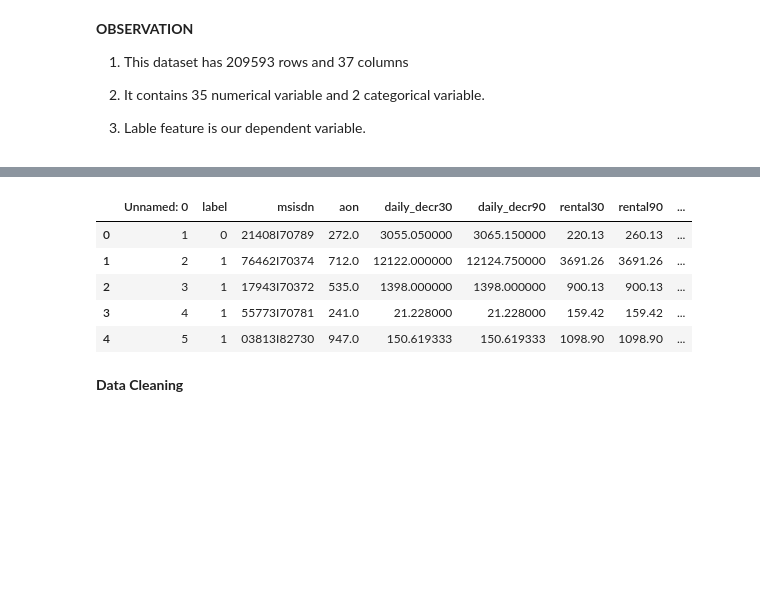
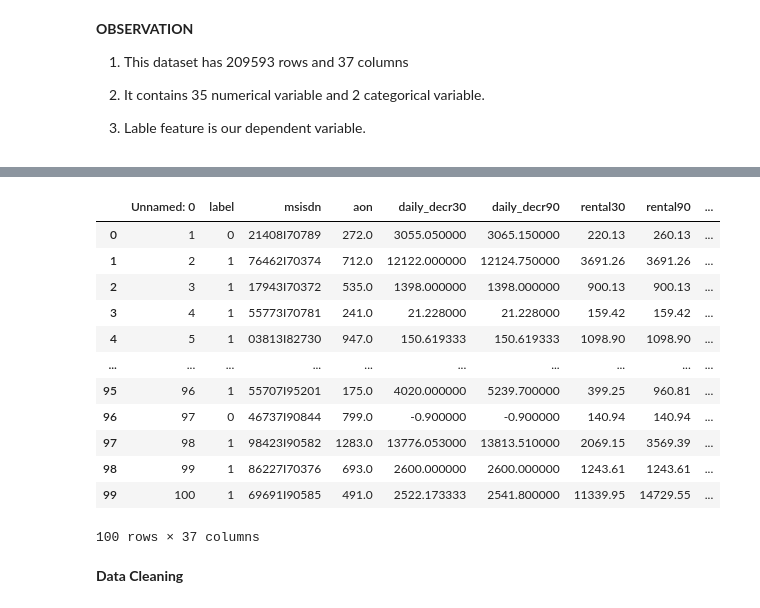
Before and after one commit to yokesh412/EMI-Default-Prediction, a Jupyter notebook: Mini_project.ipynb, the cells around one changed output, grey strips where cells are left out. Drawn from its saved outputs; the diff is of its cells as text; code cells hidden in the pictures; blank space fills up the shorter version.

```diff
--- a/Mini_project.ipynb
+++ b/Mini_project.ipynb
@@ -57,14 +57,21 @@ dataset.describe()
 | max | 209593.000000 | 1.000000 | 999860.755168 | 265926.000000 | 320630.000000 | 198926.110000 | 200148.110000 | 998650.377733 | ... |
 # %%
 #Displaying top 5 rows of the dataset
-dataset.head()
+dataset.head(100)
 # %% [output]
 |  | Unnamed: 0 | label | msisdn | aon | daily_decr30 | daily_decr90 | rental30 | rental90 | ... |
 | 0 | 1 | 0 | 21408I70789 | 272.0 | 3055.050000 | 3065.150000 | 220.13 | 260.13 | ... |
 | 1 | 2 | 1 | 76462I70374 | 712.0 | 12122.000000 | 12124.750000 | 3691.26 | 3691.26 | ... |
 | 2 | 3 | 1 | 17943I70372 | 535.0 | 1398.000000 | 1398.000000 | 900.13 | 900.13 | ... |
 | 3 | 4 | 1 | 55773I70781 | 241.0 | 21.228000 | 21.228000 | 159.42 | 159.42 | ... |
 | 4 | 5 | 1 | 03813I82730 | 947.0 | 150.619333 | 150.619333 | 1098.90 | 1098.90 | ... |
+| ... | ... | ... | ... | ... | ... | ... | ... | ... | ... |
+| 95 | 96 | 1 | 55707I95201 | 175.0 | 4020.000000 | 5239.700000 | 399.25 | 960.81 | ... |
+| 96 | 97 | 0 | 46737I90844 | 799.0 | -0.900000 | -0.900000 | 140.94 | 140.94 | ... |
+| 97 | 98 | 1 | 98423I90582 | 1283.0 | 13776.053000 | 13813.510000 | 2069.15 | 3569.39 | ... |
+| 98 | 99 | 1 | 86227I70376 | 693.0 | 2600.000000 | 2600.000000 | 1243.61 | 1243.61 | ... |
+| 99 | 100 | 1 | 69691I90585 | 491.0 | 2522.173333 | 2541.800000 | 11339.95 | 14729.55 | ... |
+100 rows × 37 columns
 # %%
 #Droping unwanted columns
 dataset = dataset.drop(["Unnamed: 0","pcircle","pdate"], axis=1)
```
Also changed, not shown: parts of 30 cells of this notebook.
